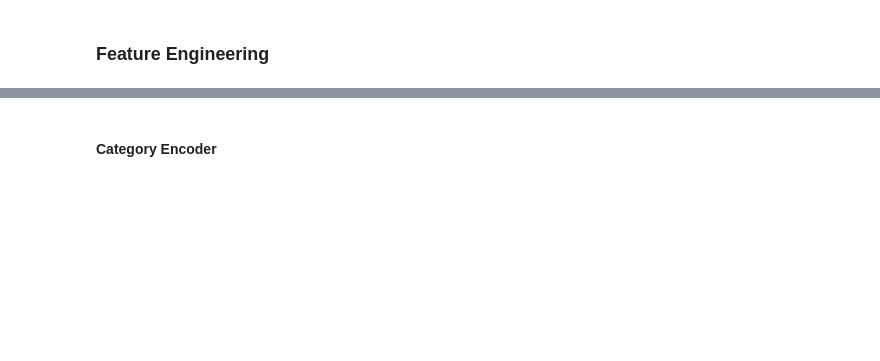
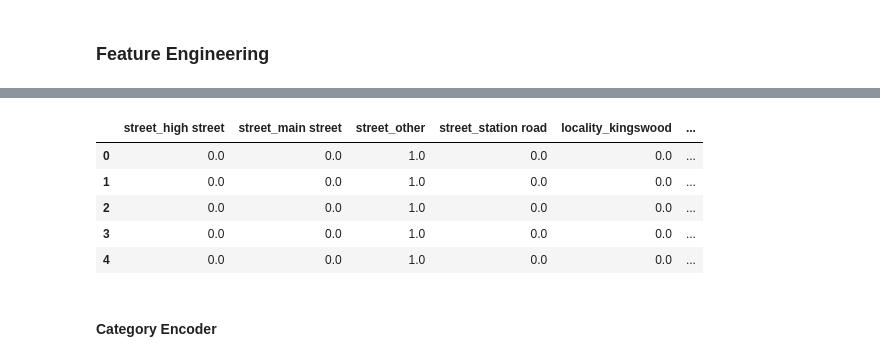
Before and after one commit to rbennum/house-price-prediction, a Jupyter notebook: notebooks/uk_house_price.ipynb, the cells around one changed output, grey strips where cells are left out. Cells and saved outputs as stored; diff of their text form; code cells hidden in the pictures; blank space fills up the shorter version.

Commit message:
feat: create custom transformers

```diff
--- a/notebooks/uk_house_price.ipynb
+++ b/notebooks/uk_house_price.ipynb
@@ -355,2 +377,5 @@ df_temp = df.copy()
+# %%
+X_train, y_train = df_train.drop(columns=['price']), df_train[['price']]
+X_test, y_test = df_test.drop(columns=['price']), df_test[['price']]
 # %% [markdown]
 ### Feature Engineering
@@ -357,3 +479,33 @@ df_temp = df.copy()
+# %%
+from sklearn.compose import ColumnTransformer
+from sklearn.pipeline import Pipeline
+
+temp_transformer = ColumnTransformer(
+    transformers=[
+        (
+            'temp',
+            (
+                Pipeline(
+                    steps=[
+                        ('fuzzy', FuzzyCleaningTransformer()),
+                        ('top_n', TopNOneHotEncoder())
+                    ]
+                )
+            ),
+            ['street', 'locality', 'town', 'district', 'county'])
+    ],
+    remainder='passthrough',
+    verbose_feature_names_out=False
+)
+temp_transformer.set_output(transform='pandas')
+temp_transformer.fit_transform(X_train, y_train).head() # type: ignore
+# %% [output]
+|  | street_high street | street_main street | street_other | street_station road | locality_kingswood | ... |
+| 0 | 0.0 | 0.0 | 1.0 | 0.0 | 0.0 | ... |
+| 1 | 0.0 | 0.0 | 1.0 | 0.0 | 0.0 | ... |
+| 2 | 0.0 | 0.0 | 1.0 | 0.0 | 0.0 | ... |
+| 3 | 0.0 | 0.0 | 1.0 | 0.0 | 0.0 | ... |
+| 4 | 0.0 | 0.0 | 1.0 | 0.0 | 0.0 | ... |
 # %% [markdown]
 #### Category Encoder
 # %%
```
Also changed, not shown: parts of 12 cells of this notebook.
